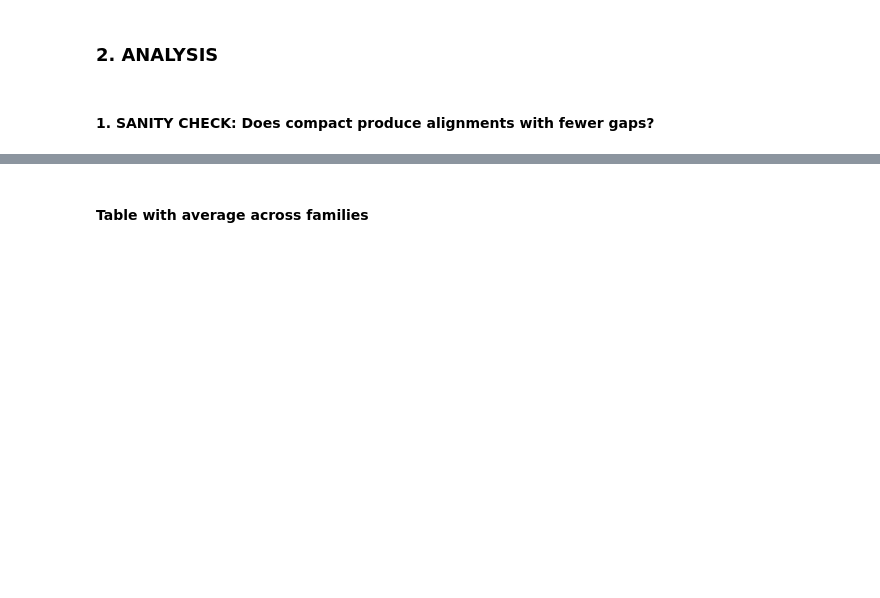
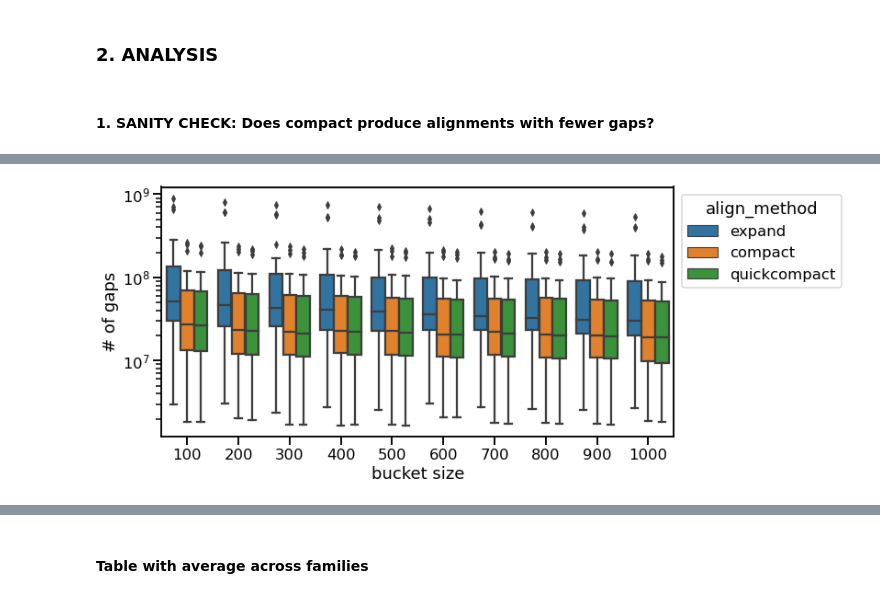
Before and after one commit to luisas/nf_structural_regression, a Jupyter notebook: notebook/01_compact/01_homoplasy_mergeing_bechmark .ipynb, the cells around one changed output, grey strips where cells are left out. Saved outputs shown, nothing was run; the diff lists cells and outputs as text; code cells hidden in the pictures; blank space fills up the shorter version.

```diff
--- a/notebook/01_compact/01_homoplasy_mergeing_bechmark .ipynb
+++ b/notebook/01_compact/01_homoplasy_mergeing_bechmark .ipynb
@@ -111,0 +98,10 @@ ax.set(xlabel='family size', ylabel='# of gaps')
+# %%
+# here on the large only
+plt.figure(figsize=(10,5))
+
+ax = sns.boxplot(data=stats_filtered, x="bucket_size", y="gaps", hue="align_method")
+sns.move_legend(ax, "upper left", bbox_to_anchor=(1, 1))
+ax.set(xlabel='bucket size', ylabel='# of gaps')
+plt.yscale('log')
+# %% [output]
+[figure, added]
```
Also changed, not shown: parts of 14 cells of this notebook, 42 other files.
